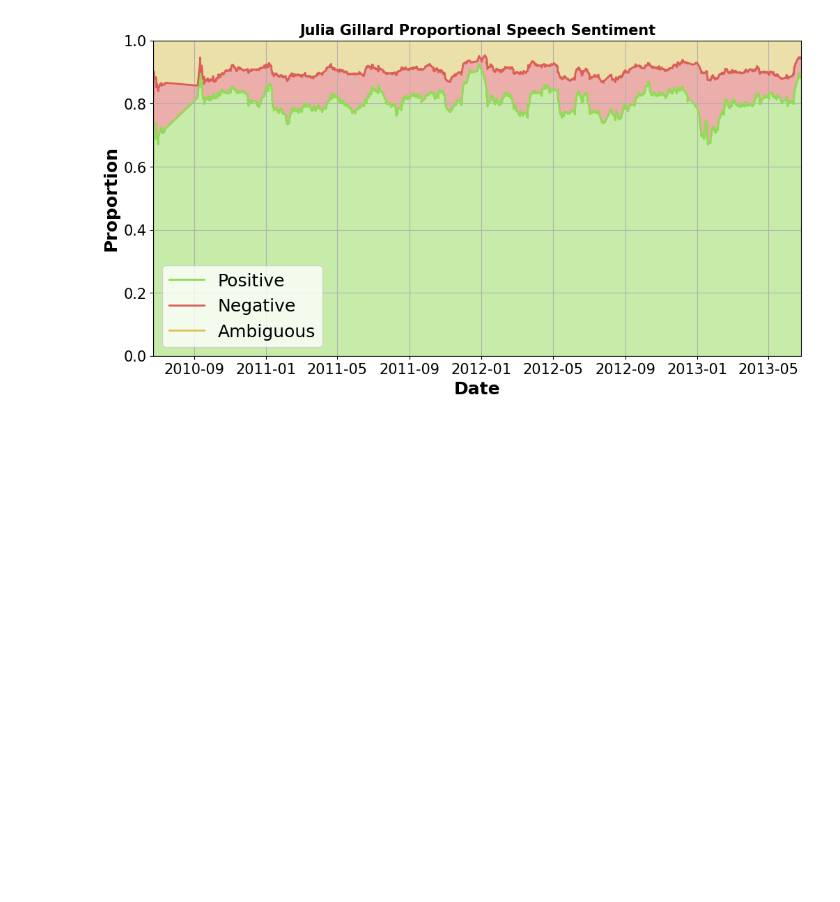
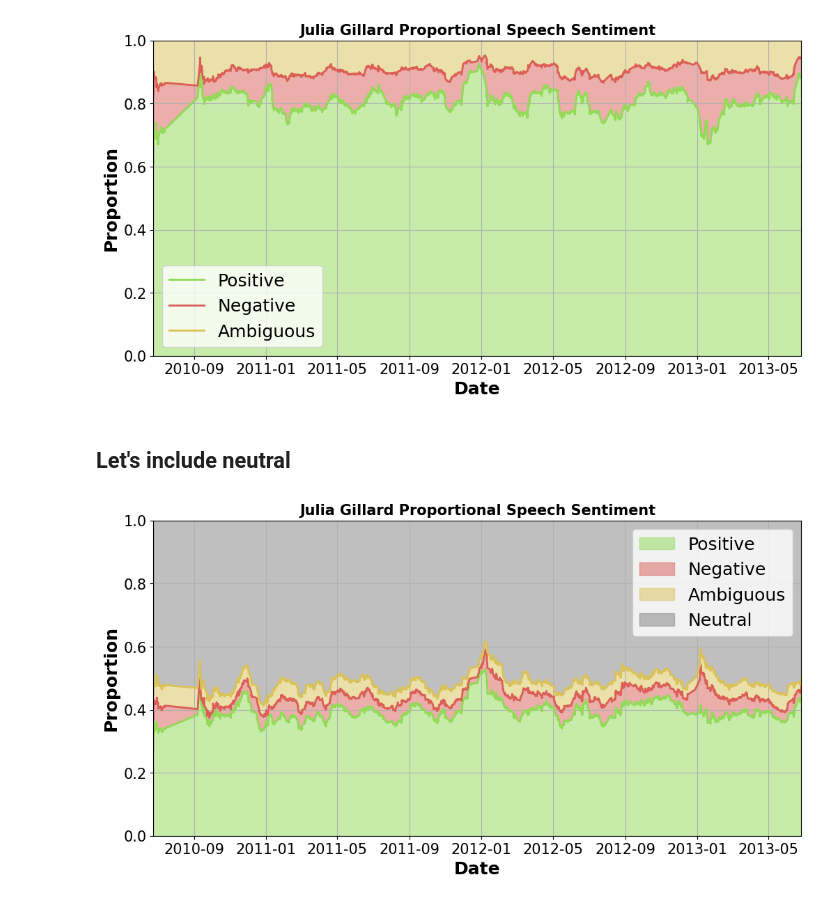
Before and after one commit to thaum-io/language-of-leadership, a Jupyter notebook: nb/VisEmotion2.ipynb, the cells around one changed output. Cells and saved outputs as stored; diff of their text form; code cells hidden in the pictures; blank space fills up the shorter version.

```diff
--- a/nb/VisEmotion2.ipynb
+++ b/nb/VisEmotion2.ipynb
@@ -259,3 +273,11 @@ df_coarse = get_coarse_proportional_emotion_df(df)
 plot_coarse_emotion_proportions(df_coarse, window='30d', title='Julia Gillard Proportional Speech Sentiment')
 # %% [output]
 [figure]
+# %% [markdown]
+## Let's include neutral
+# %%
+# Get only coarse emotions, including neutral
+df_coarse = get_coarse_proportional_emotion_df_with_neutral(df)
+plot_coarse_emotion_proportions(df_coarse, window='30d', title='Julia Gillard Proportional Speech Sentiment')
+# %% [output]
+[figure, added]
```
Also changed, not shown: parts of 11 cells of this notebook, 1 other file.
